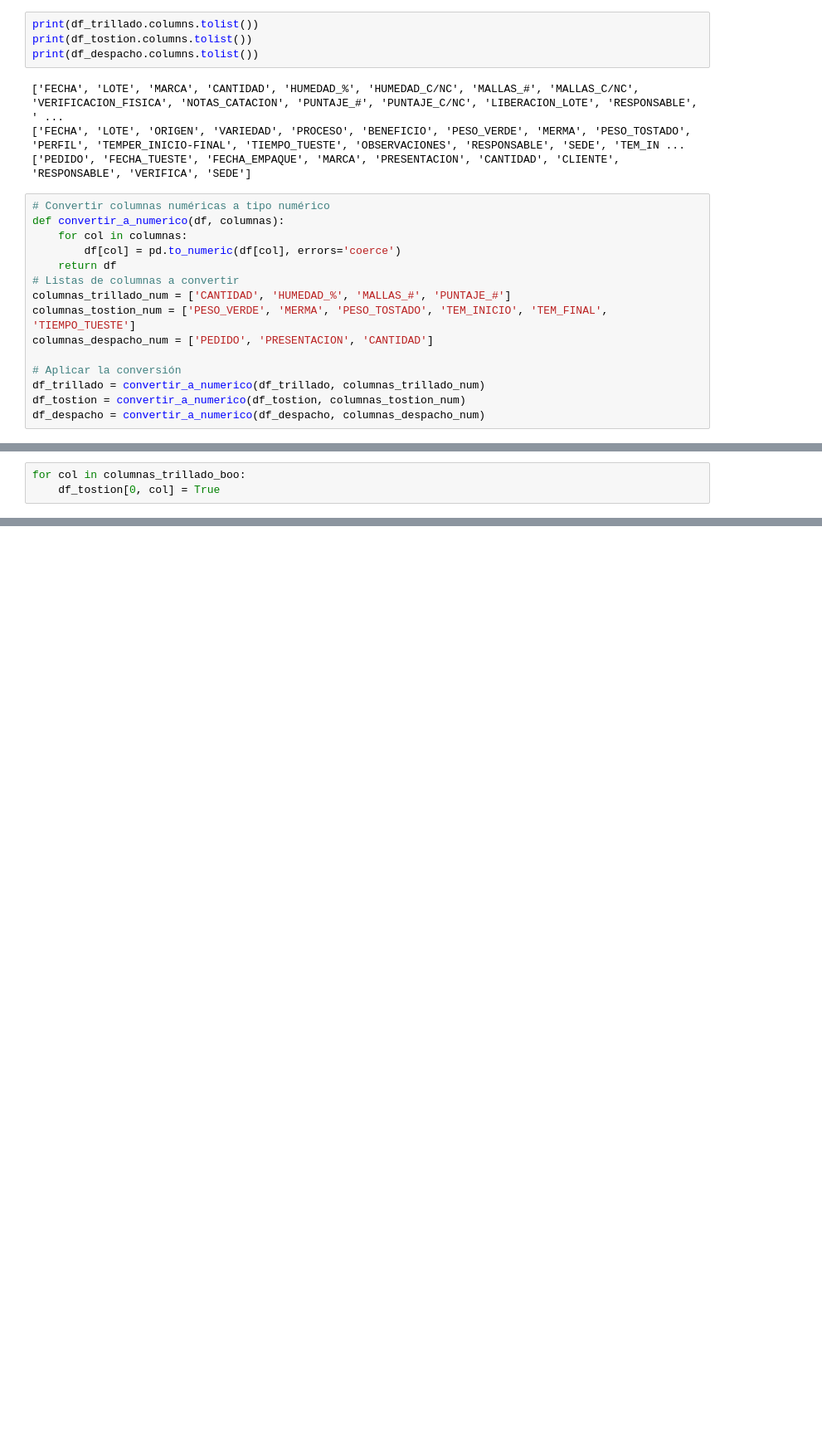
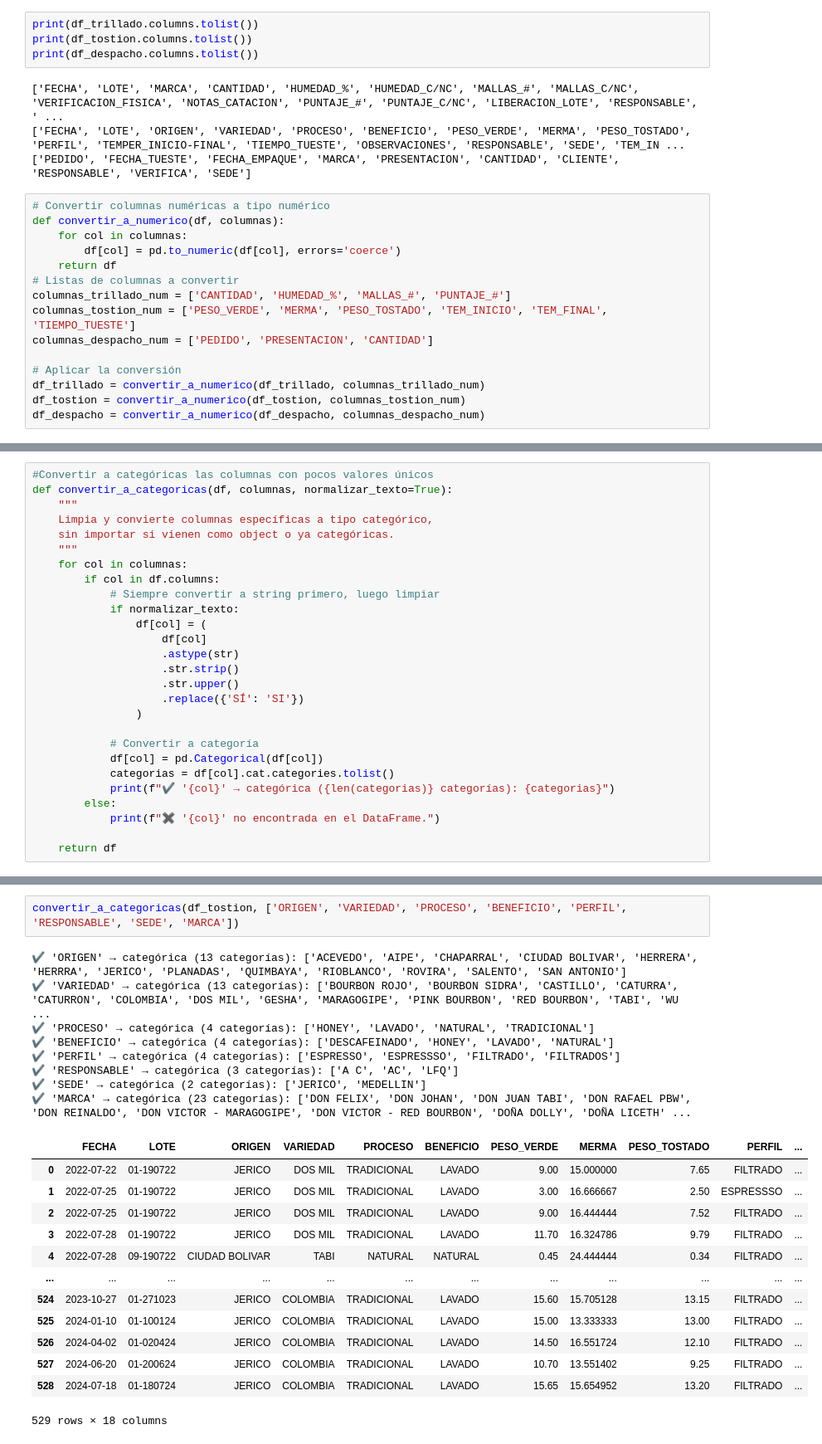
Before and after one commit to Din0Dan1/Cafe-Campesino, a Jupyter notebook: seg_cafe_campesino.ipynb, the cells around one changed output, grey strips where cells are left out. Shown: that part at 83% size. Drawn from its saved outputs; the diff is of its cells as text; blank space fills up the shorter version.

```diff
--- a/seg_cafe_campesino.ipynb
+++ b/seg_cafe_campesino.ipynb
@@ -351,3 +342,0 @@ for col in columnas_trillado_boo:
-# %%
-for col in columnas_trillado_boo:
-    df_tostion[0, col] = True
@@ -367,3 +405,30 @@ df_trillado
 | 106 | 2024-06-20 | 01-200624 | Madre Laura Lavado | 14.00 | 10.8 | True | 14 | True | ... |
 | 107 | 2024-07-18 | 01-180724 | Madre Laura Lavado | 20.00 | 10.2 | True | 14 | True | ... |
 108 rows × 15 columns
+# %%
+#Convertir a categóricas las columnas con pocos valores únicos
+def convertir_a_categoricas(df, columnas, normalizar_texto=True):
+    """
+    Limpia y convierte columnas específicas a tipo categórico,
+    sin importar si vienen como object o ya categóricas.
+    """
+    for col in columnas:
+        if col in df.columns:
+            # Siempre convertir a string primero, luego limpiar
+            if normalizar_texto:
+                df[col] = (
+                    df[col]
+                    .astype(str)
+                    .str.strip()
+                    .str.upper()
+                    .replace({'SÍ': 'SI'})
+                )
+
+            # Convertir a categoría
+            df[col] = pd.Categorical(df[col])
+            categorias = df[col].cat.categories.tolist()
+            print(f"✔ '{col}' → categórica ({len(categorias)} categorías): {categorias}")
+        else:
+            print(f"✖ '{col}' no encontrada en el DataFrame.")
+
+    return df
@@ -369,0 +457,24 @@ df_trillado
+# %%
+convertir_a_categoricas(df_tostion, ['ORIGEN', 'VARIEDAD', 'PROCESO', 'BENEFICIO', 'PERFIL', 'RESPONSABLE', 'SEDE', 'MARCA'])
+# %% [output]
+✔ 'ORIGEN' → categórica (13 categorías): ['ACEVEDO', 'AIPE', 'CHAPARRAL', 'CIUDAD BOLIVAR', 'HERRERA', 'HERRRA', 'JERICO', 'PLANADAS', 'QUIMBAYA', 'RIOBLANCO', 'ROVIRA', 'SALENTO', 'SAN ANTONIO']
+✔ 'VARIEDAD' → categórica (13 categorías): ['BOURBON ROJO', 'BOURBON SIDRA', 'CASTILLO', 'CATURRA', 'CATURRON', 'COLOMBIA', 'DOS MIL', 'GESHA', 'MARAGOGIPE', 'PINK BOURBON', 'RED BOURBON', 'TABI', 'WU ...
+✔ 'PROCESO' → categórica (4 categorías): ['HONEY', 'LAVADO', 'NATURAL', 'TRADICIONAL']
+✔ 'BENEFICIO' → categórica (4 categorías): ['DESCAFEINADO', 'HONEY', 'LAVADO', 'NATURAL']
+✔ 'PERFIL' → categórica (4 categorías): ['ESPRESSO', 'ESPRESSSO', 'FILTRADO', 'FILTRADOS']
+✔ 'RESPONSABLE' → categórica (3 categorías): ['A C', 'AC', 'LFQ']
+✔ 'SEDE' → categórica (2 categorías): ['JERICO', 'MEDELLIN']
+✔ 'MARCA' → categórica (23 categorías): ['DON FELIX', 'DON JOHAN', 'DON JUAN TABI', 'DON RAFAEL PBW', 'DON REINALDO', 'DON VICTOR - MARAGOGIPE', 'DON VICTOR - RED BOURBON', 'DOÑA DOLLY', 'DOÑA LICETH' ...
+|  | FECHA | LOTE | ORIGEN | VARIEDAD | PROCESO | BENEFICIO | PESO_VERDE | MERMA | PESO_TOSTADO | PERFIL | ... |
+| 0 | 2022-07-22 | 01-190722 | JERICO | DOS MIL | TRADICIONAL | LAVADO | 9.00 | 15.000000 | 7.65 | FILTRADO | ... |
+| 1 | 2022-07-25 | 01-190722 | JERICO | DOS MIL | TRADICIONAL | LAVADO | 3.00 | 16.666667 | 2.50 | ESPRESSSO | ... |
+| 2 | 2022-07-25 | 01-190722 | JERICO | DOS MIL | TRADICIONAL | LAVADO | 9.00 | 16.444444 | 7.52 | FILTRADO | ... |
+| 3 | 2022-07-28 | 01-190722 | JERICO | DOS MIL | TRADICIONAL | LAVADO | 11.70 | 16.324786 | 9.79 | FILTRADO | ... |
+| 4 | 2022-07-28 | 09-190722 | CIUDAD BOLIVAR | TABI | NATURAL | NATURAL | 0.45 | 24.444444 | 0.34 | FILTRADO | ... |
+| ... | ... | ... | ... | ... | ... | ... | ... | ... | ... | ... | ... |
+| 524 | 2023-10-27 | 01-271023 | JERICO | COLOMBIA | TRADICIONAL | LAVADO | 15.60 | 15.705128 | 13.15 | FILTRADO | ... |
+| 525 | 2024-01-10 | 01-100124 | JERICO | COLOMBIA | TRADICIONAL | LAVADO | 15.00 | 13.333333 | 13.00 | FILTRADO | ... |
+| 526 | 2024-04-02 | 01-020424 | JERICO | COLOMBIA | TRADICIONAL | LAVADO | 14.50 | 16.551724 | 12.10 | FILTRADO | ... |
+| 527 | 2024-06-20 | 01-200624 | JERICO | COLOMBIA | TRADICIONAL | LAVADO | 10.70 | 13.551402 | 9.25 | FILTRADO | ... |
+| 528 | 2024-07-18 | 01-180724 | JERICO | COLOMBIA | TRADICIONAL | LAVADO | 15.65 | 15.654952 | 13.20 | FILTRADO | ... |
+529 rows × 18 columns
```
Also changed, not shown: parts of 46 cells of this notebook.
